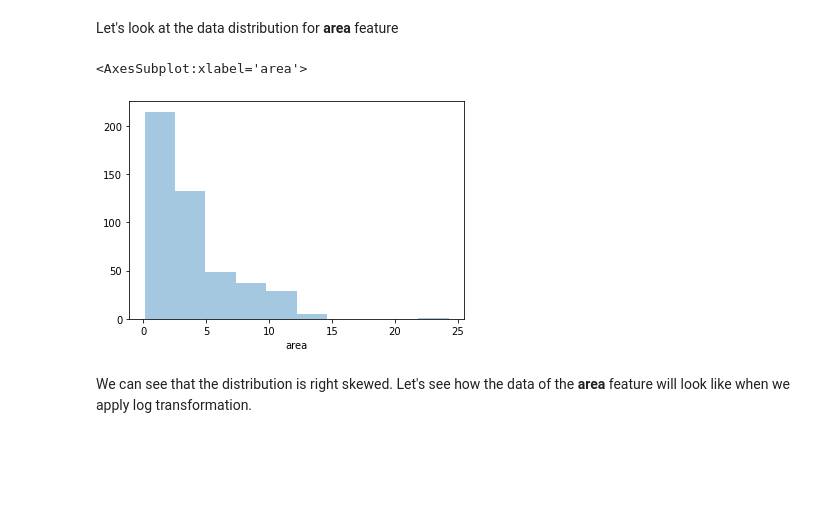
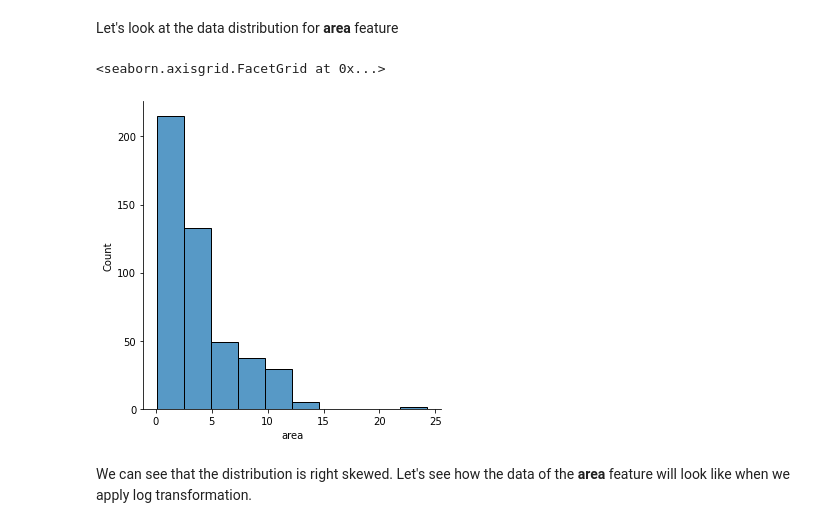
Before and after one commit to asolovey83/DataScienceProjects, a Jupyter notebook: KupiPai/KupiPaiEDA.ipynb, the cells around one changed output. Saved outputs shown, nothing was run; the diff lists cells and outputs as text; code cells hidden in the pictures; blank space fills up the shorter version.

```diff
--- a/KupiPai/KupiPaiEDA.ipynb
+++ b/KupiPai/KupiPaiEDA.ipynb
@@ -599,10 +600,10 @@ This is a big amount of outliers for some a small dataset, so it is not benefici
 # %% [markdown]
 Let's look at the data distribution for **area** feature
 # %%
-sns.distplot(df['area'], bins=10, kde = False)
+sns.displot(df['area'], bins=10, kde = False)
 # %% [output]
-<AxesSubplot:xlabel='area'>
+<seaborn.axisgrid.FacetGrid at 0x...>
-[figure, old version]
+[figure, new version]
 # %% [markdown]
 We can see that the distribution is right skewed. Let's see how the data of the **area** feature will look like when we apply log transformation.
 # %%
```
Also changed, not shown: parts of 24 cells of this notebook, 20 other files.
